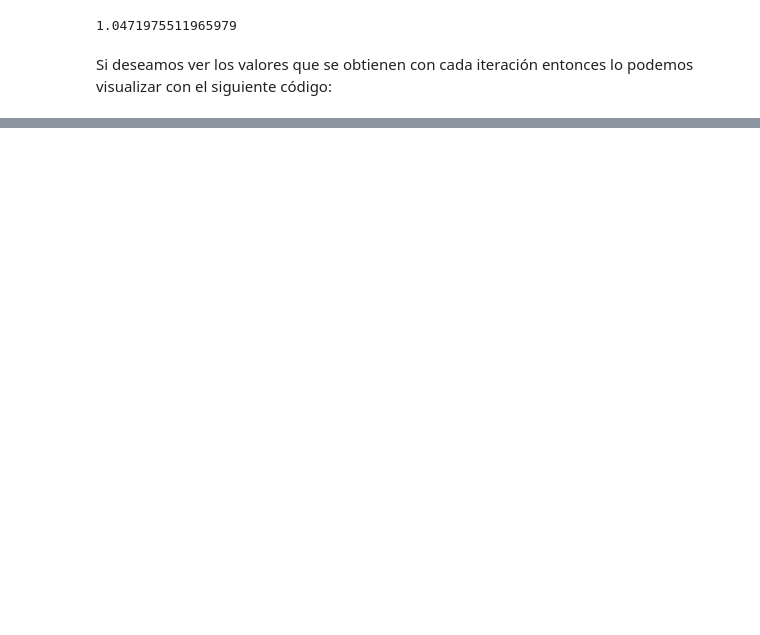
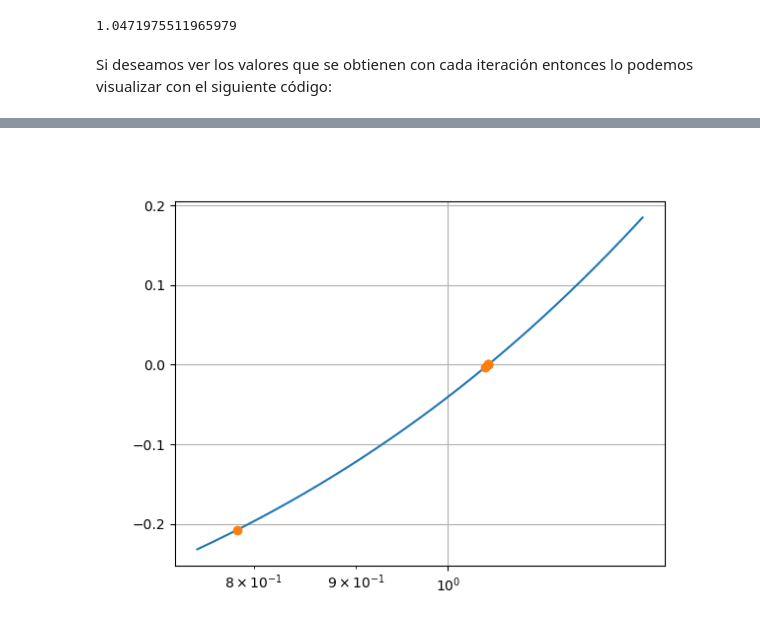
Before and after one commit to MonicaCabanas23/Numerical-Analysis, a Jupyter notebook: Raices-de-funciones-no-lineales.ipynb, the cells around one changed output, grey strips where cells are left out. Saved outputs shown, nothing was run; the diff lists cells and outputs as text; code cells hidden in the pictures; blank space fills up the shorter version.

```diff
--- a/Raices-de-funciones-no-lineales.ipynb
+++ b/Raices-de-funciones-no-lineales.ipynb
@@ -130,0 +227,9 @@ display(df)
+# %%
+x1 = np.linspace(0.75, 1.25, 1000)
+plt.plot(x1, [f(i) for i in x1])
+plt.plot(table["d"], table["f(d)"], 'o')
+plt.grid()
+plt.xscale("log")
+plt.show()
+# %% [output]
+[figure, added]
```
Also changed, not shown: parts of 16 cells of this notebook.
